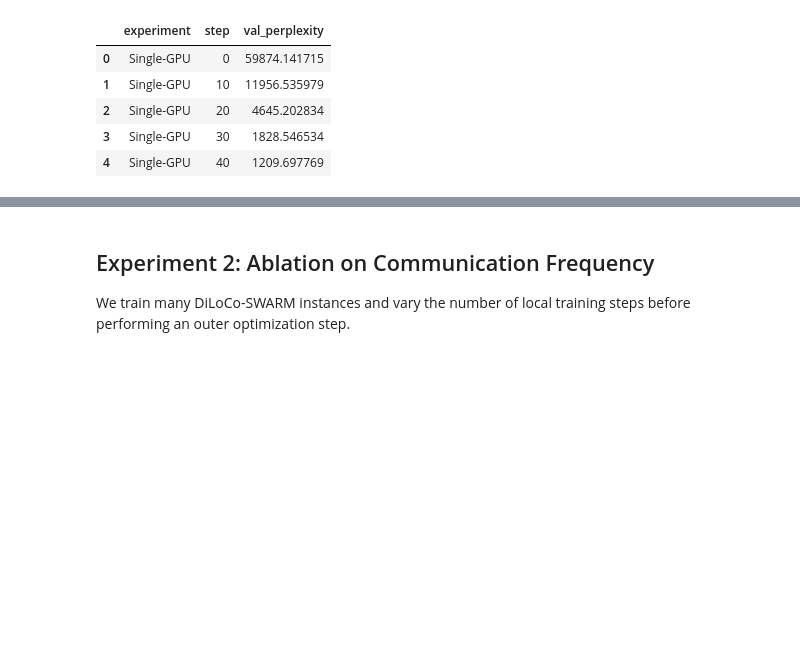
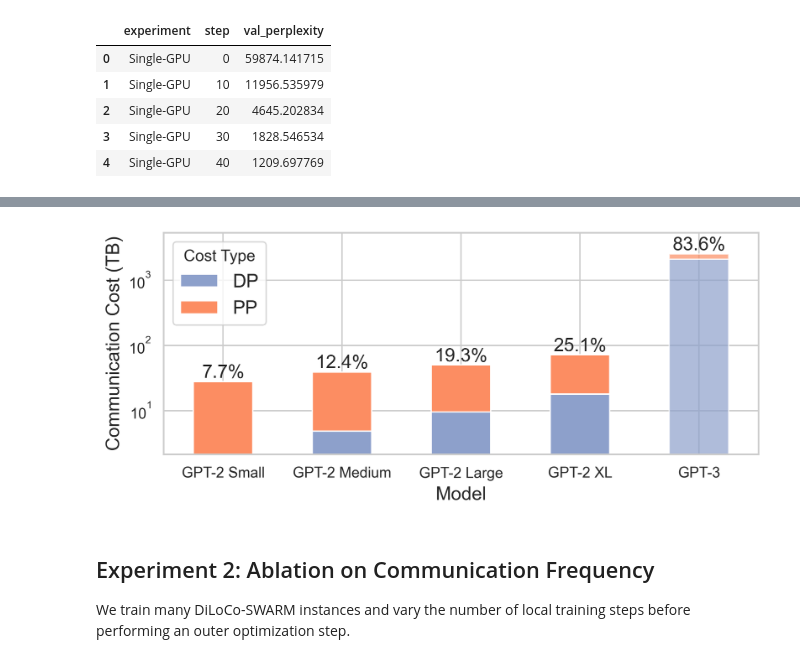
Before and after one commit to mikasenghaas/diloco-swarm, a Jupyter notebook: notebooks/3.0-results.ipynb, the cells around one changed output, grey strips where cells are left out. Drawn from its saved outputs; the diff is of its cells as text; code cells hidden in the pictures; blank space fills up the shorter version.

```diff
--- a/notebooks/3.0-results.ipynb
+++ b/notebooks/3.0-results.ipynb
@@ -113,3 +250,57 @@ fig.savefig("report/figures/experiment1.png", bbox_inches="tight")
+# %%
+# Show total comm cost (broken down in DP and PP) for increasing model size
+fig, ax = plt.subplots(figsize=(8, 3), dpi=300)
+
+total_comm = comm_cost.groupby(["model", "method"])\
+    .agg({"dp_cost": "max", "pp_cost": "max", "swarm_cost": "max"})\
+    .sort_values("swarm_cost").reset_index()
+total_comm
+
+# Melt data (create cost_type, cost columns to group by cost_type)
+colors = sns.color_palette("Set2", n_colors=3)[1:][::-1]
+total_comm_melted = total_comm.melt(
+    id_vars=["model", "method"],
+    value_vars=["dp_cost", "pp_cost", "swarm_cost"],
+    var_name="cost_type",
+    value_name="cost"
+)
+
+# Filter and pivot data for stacked bar plot
+plot_data = total_comm_melted[
+    (total_comm_melted.cost_type != "swarm_cost") &
+    (total_comm_melted.method == "SWARM")
+].pivot(index="model", columns="cost_type", values="cost")
+
+order = ["GPT-2 Small", "GPT-2 Medium", "GPT-2 Large", "GPT-2 XL", "GPT-3"]
+plot_data = plot_data.reindex(order)
+plot_data /= 1e12  # Convert bytes to terabytes
+
+# Create stacked bar plot
+ax = plot_data.plot(kind='bar', stacked=True, ax=ax, color=colors)
+
+# Add percentage labels inside bars
+total = plot_data.sum(axis=1)
+dp_pct = plot_data['dp_cost'] / total * 100
+
+for i, (pct, total_val) in enumerate(zip(dp_pct, total)):
+    # Position text at top of bar
+    y_pos = total_val
+    ax.text(i, y_pos, f'{pct:.1f}%', ha='center', va='bottom', fontsize=14)
+
+# Fade the last bar slightly
+alpha = 0.7; ax.patches[-6].set_alpha(alpha); ax.patches[-1].set_alpha(alpha)
+
+# Rotate x-axis labels to be horizontal
+plt.xticks(rotation=0)
+
+ax.set_xlabel("Model", fontsize=14)
+ax.set_ylabel("Communication Cost (TB)", fontsize=14)
+ax.legend(title="Cost Type", labels=["DP", "PP"], fontsize=14);
+ax.set_yscale('log'); ax.set_ylim(top=ax.get_ylim()[1]*1.5)
+
+fig.savefig("report/figures/square-cube-law.pdf", bbox_inches="tight")
+# %% [output]
+[figure, added]
 # %% [markdown]
 ## Experiment 2: Ablation on Communication Frequency
 
```
Also changed, not shown: parts of 12 cells of this notebook, 6 other files.
